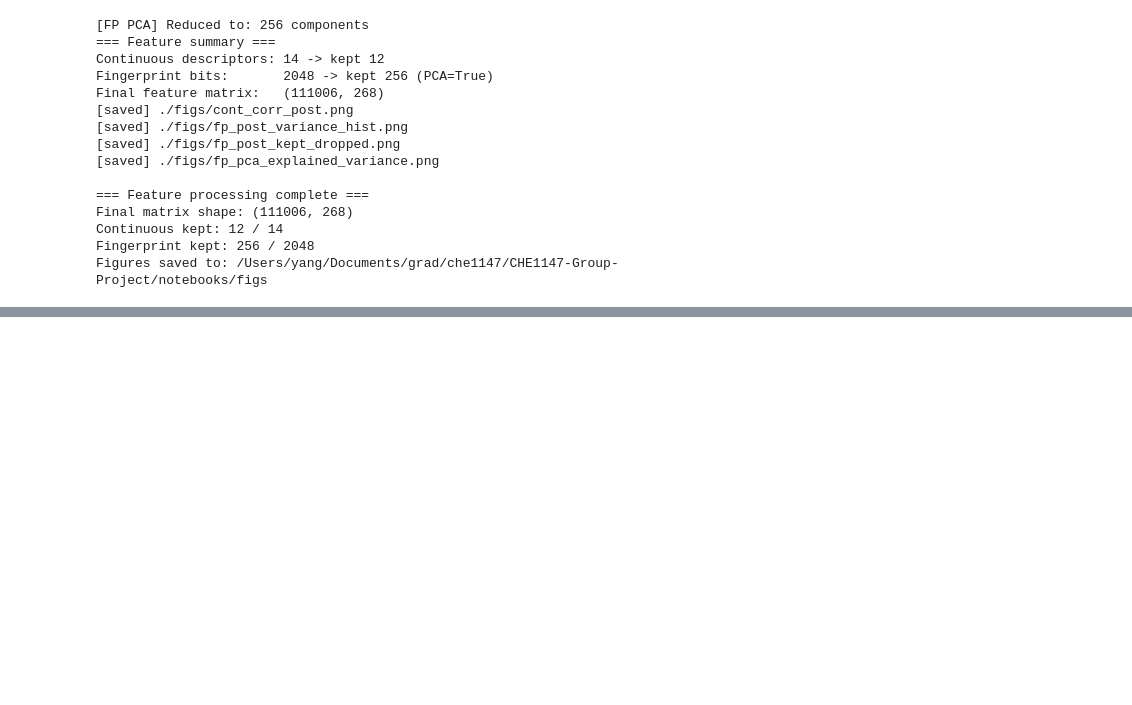
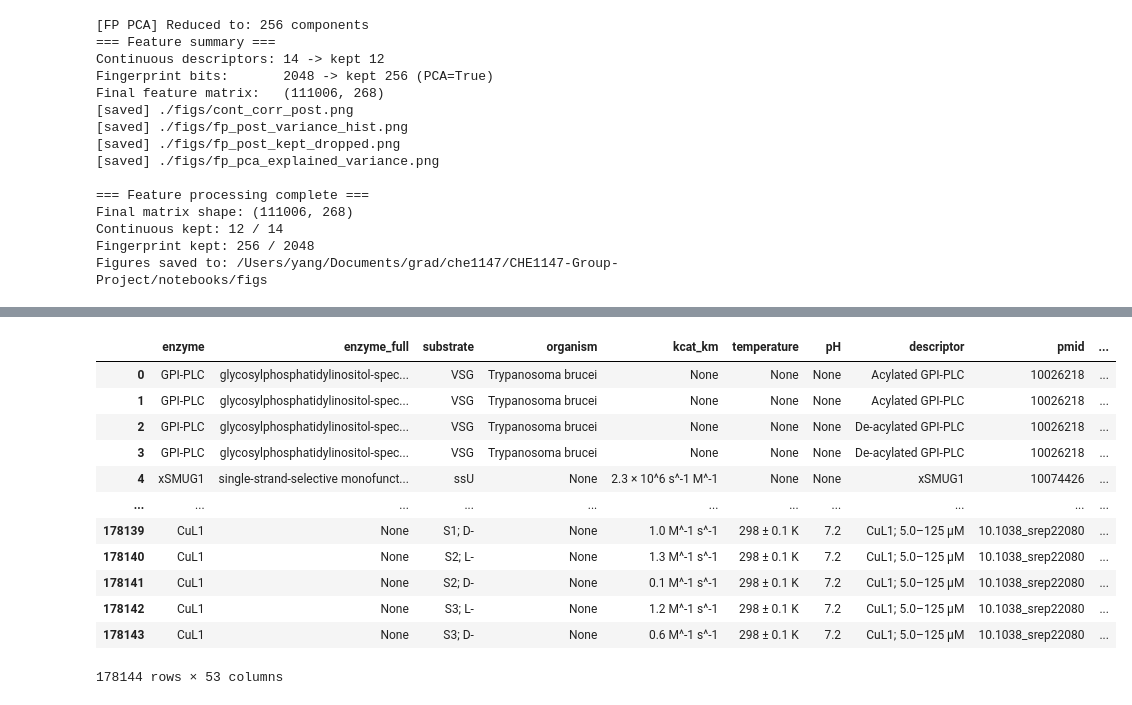
Before and after one commit to tinayang3024/CHE1147-Group-Project, a Jupyter notebook: notebooks/exploration.ipynb, the cells around one changed output, grey strips where cells are left out. Drawn from its saved outputs; the diff is of its cells as text; code cells hidden in the pictures; blank space fills up the shorter version.

```diff
--- a/notebooks/exploration.ipynb
+++ b/notebooks/exploration.ipynb
@@ -1776,0 +1950,65 @@ Figures saved to: /Users/yang/Documents/grad/che1147/CHE1147-Group-Project/noteb
+# %%
+# ======================================================
+# 3) Sequence features (ProteinAnalysis) with robust cleaning
+# ======================================================
+STD = set("ACDEFGHIKLMNPQRSTVWY")
+REPLACEMENTS = {
+    "U": "C",  # selenocysteine -> cysteine proxy
+    "O": "K",  # pyrrolysine -> lysine proxy
+    "B": "D",  # D/N ambiguity -> aspartate
+    "Z": "E",  # E/Q ambiguity -> glutamate
+    "J": "L",  # I/L ambiguity -> leucine
+}
+paren_pat = re.compile(r"\([^)]*\)")
+
+def normalize_sequence(seq: str):
+    s = str(seq)
+    s = paren_pat.sub("", s)
+    s = re.sub(r"\s+", "", s)
+    s = re.sub(r"[^A-Za-z]", "", s).upper()
+    for k,v in REPLACEMENTS.items(): s = s.replace(k, v)
+    orig_len = len(s)
+    s_clean = "".join(ch for ch in s if ch in STD)
+    unknown_frac = (1 - len(s_clean)/orig_len) if orig_len else np.nan
+    return s_clean, unknown_frac, orig_len
+
+def compute_protein_features(seq):
+    s_clean, unknown_frac, orig_len = normalize_sequence(seq)
+    if not s_clean or orig_len < 10:
+        return {}
+    pa = ProteinAnalysis(s_clean)
+    feats = {
+        "sequence_length": orig_len,
+        "clean_length": len(s_clean),
+        "unknown_frac": unknown_frac,
+        "aromaticity": pa.aromaticity(),
+        "instability_index": pa.instability_index(),
+        "isoelectric_point": pa.isoelectric_point(),
+        "gravy": pa.gravy(),
+    }
+    h, t, e = pa.secondary_structure_fraction()
+    feats.update({"frac_helix": h, "frac_turn": t, "frac_sheet": e})
+
+    # was: pa.get_amino_acids_percent()  -> deprecated
+    for aa, frac in pa.amino_acids_percent.items():
+        feats[f"aa_{aa}"] = frac
+    return feats
+
+seq_feats = [compute_protein_features(s) for s in tqdm(enzy_data.get("sequence", pd.Series(index=enzy_data.index)).astype(str), desc="Sequence feats")]
+enzy_data = pd.concat([enzy_data.reset_index(drop=True), pd.DataFrame(seq_feats).reset_index(drop=True)], axis=1)
+
+enzy_data
+# %% [output]
+|  | enzyme | enzyme_full | substrate | organism | kcat_km | temperature | pH | descriptor | pmid | ... |
+| 0 | GPI-PLC | glycosylphosphatidylinositol-spec... | VSG | Trypanosoma brucei | None | None | None | Acylated GPI-PLC | 10026218 | ... |
+| 1 | GPI-PLC | glycosylphosphatidylinositol-spec... | VSG | Trypanosoma brucei | None | None | None | Acylated GPI-PLC | 10026218 | ... |
+| 2 | GPI-PLC | glycosylphosphatidylinositol-spec... | VSG | Trypanosoma brucei | None | None | None | De-acylated GPI-PLC | 10026218 | ... |
+| 3 | GPI-PLC | glycosylphosphatidylinositol-spec... | VSG | Trypanosoma brucei | None | None | None | De-acylated GPI-PLC | 10026218 | ... |
+| 4 | xSMUG1 | single-strand-selective monofunct... | ssU | None | 2.3 × 10^6 s^-1 M^-1 | None | None | xSMUG1 | 10074426 | ... |
+| ... | ... | ... | ... | ... | ... | ... | ... | ... | ... | ... |
+| 178139 | CuL1 | None | S1; D- | None | 1.0 M^-1 s^-1 | 298 ± 0.1 K | 7.2 | CuL1; 5.0–125 μM | 10.1038_srep22080 | ... |
+| 178140 | CuL1 | None | S2; L- | None | 1.3 M^-1 s^-1 | 298 ± 0.1 K | 7.2 | CuL1; 5.0–125 μM | 10.1038_srep22080 | ... |
+| 178141 | CuL1 | None | S2; D- | None | 0.1 M^-1 s^-1 | 298 ± 0.1 K | 7.2 | CuL1; 5.0–125 μM | 10.1038_srep22080 | ... |
+| 178142 | CuL1 | None | S3; L- | None | 1.2 M^-1 s^-1 | 298 ± 0.1 K | 7.2 | CuL1; 5.0–125 μM | 10.1038_srep22080 | ... |
+| 178143 | CuL1 | None | S3; D- | None | 0.6 M^-1 s^-1 | 298 ± 0.1 K | 7.2 | CuL1; 5.0–125 μM | 10.1038_srep22080 | ... |
+178144 rows × 53 columns
```
Also changed, not shown: parts of 7 cells of this notebook.
